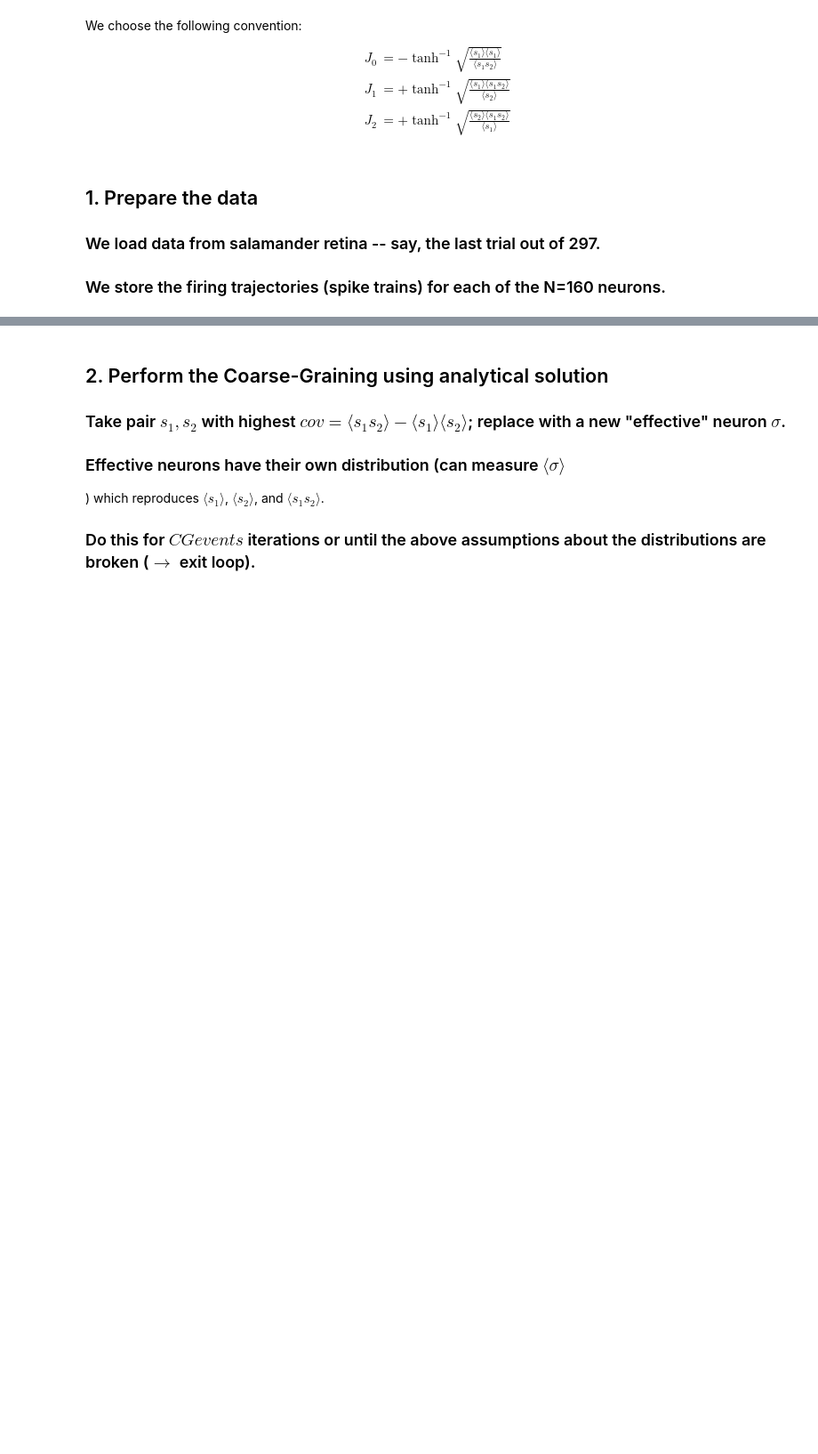
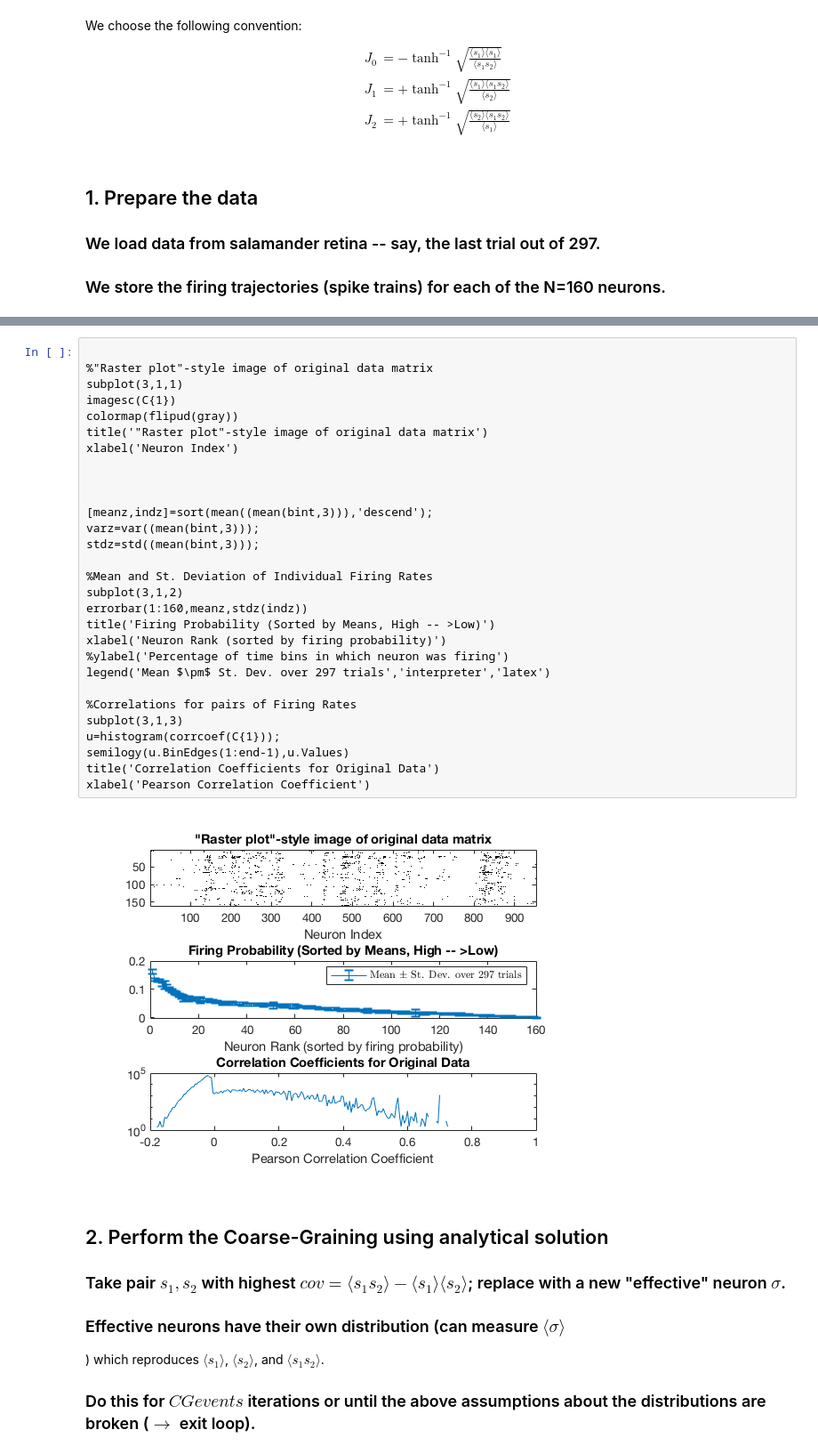
Before and after one commit to jlnatal/CGProj, a Jupyter notebook: CG_NB.ipynb, the cells around one changed output, grey strips where cells are left out. Shown at 89% size. Cells and saved outputs as stored; diff of their text form; blank space fills up the shorter version.

```diff
--- a/CG_NB.ipynb
+++ b/CG_NB.ipynb
@@ -119,3 +111,34 @@ title('"Raster plot"-style image of original data matrix')
+# %%
+
+%"Raster plot"-style image of original data matrix
+subplot(3,1,1)
+imagesc(C{1})
+colormap(flipud(gray))
+title('"Raster plot"-style image of original data matrix')
+xlabel('Neuron Index')
+
+
+
+[meanz,indz]=sort(mean((mean(bint,3))),'descend');
+varz=var((mean(bint,3)));
+stdz=std((mean(bint,3)));
+
+%Mean and St. Deviation of Individual Firing Rates
+subplot(3,1,2)
+errorbar(1:160,meanz,stdz(indz))
+title('Firing Probability (Sorted by Means, High -- >Low)')
+xlabel('Neuron Rank (sorted by firing probability)')
+%ylabel('Percentage of time bins in which neuron was firing')
+legend('Mean $\pm$ St. Dev. over 297 trials','interpreter','latex')
+
+%Correlations for pairs of Firing Rates
+subplot(3,1,3)
+u=histogram(corrcoef(C{1}));
+semilogy(u.BinEdges(1:end-1),u.Values)
+title('Correlation Coefficients for Original Data')
+xlabel('Pearson Correlation Coefficient')
+# %% [output]
+[figure, added]
 # %% [markdown]
 ## 2. Perform the Coarse-Graining using analytical solution
 
```
Also changed, not shown: parts of 6 cells of this notebook.
